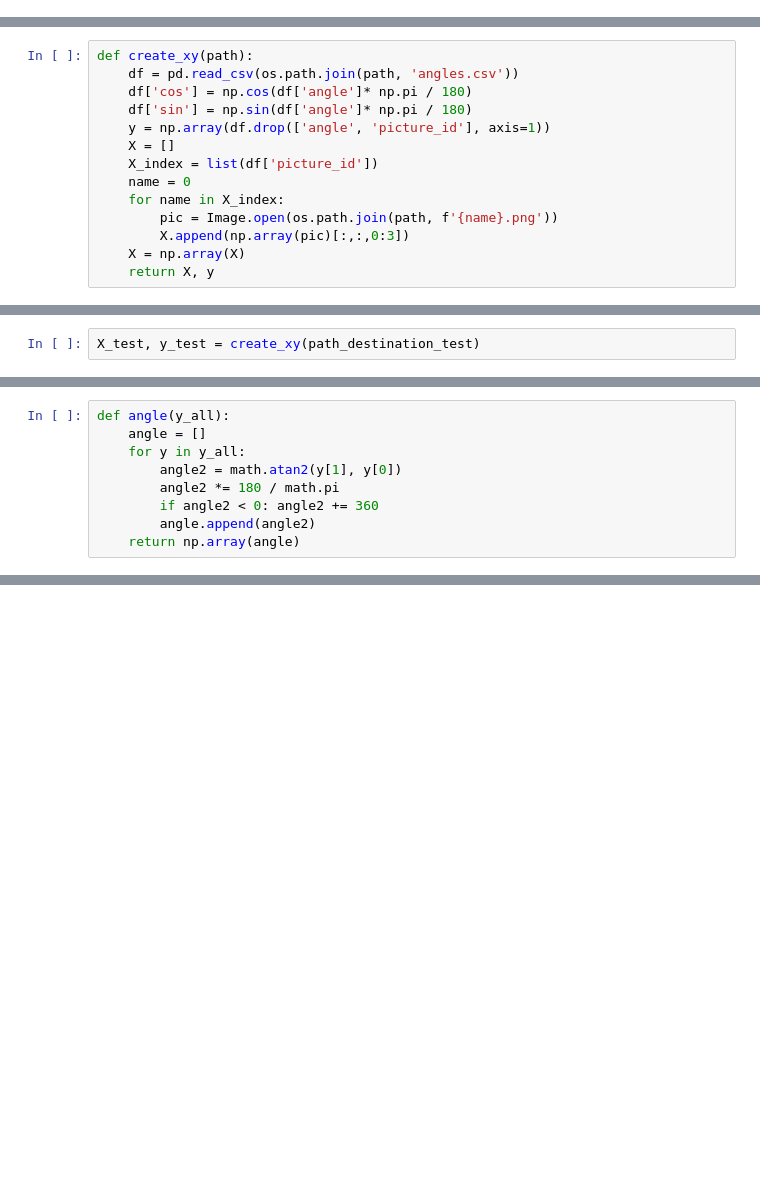
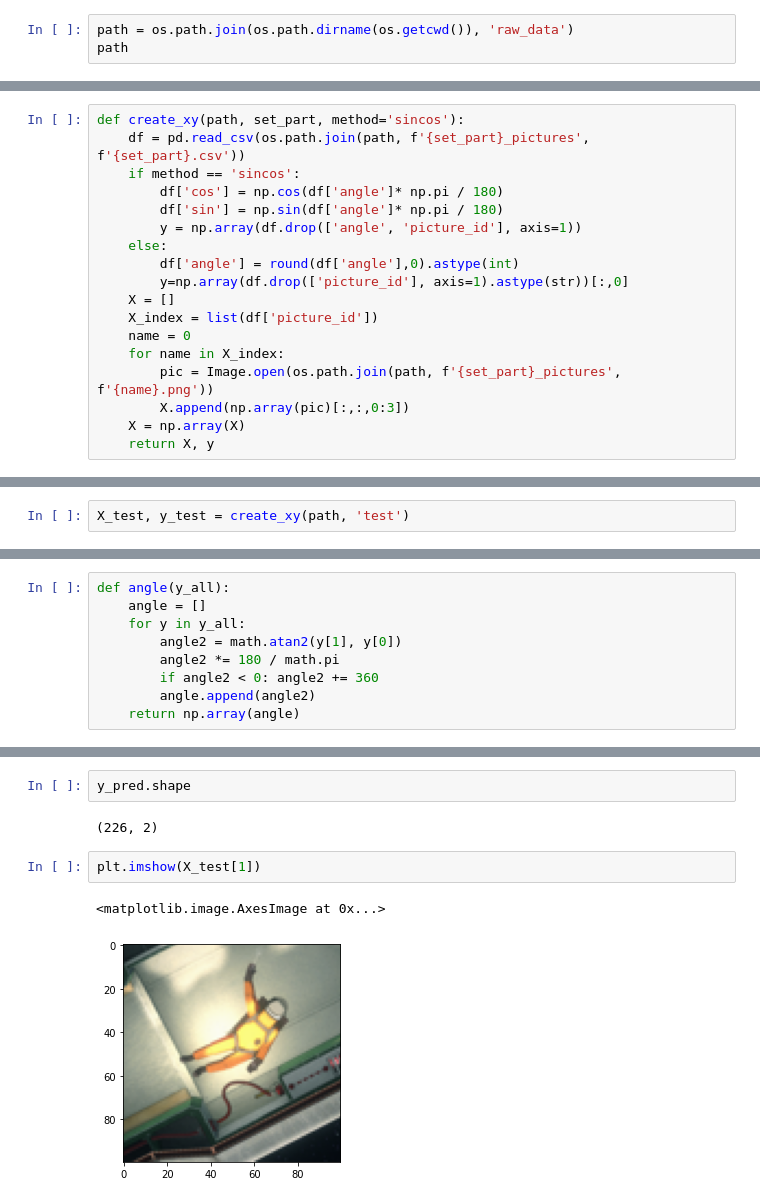
Before and after one commit to sgo9/HeavenlyBodeep, a Jupyter notebook: notebooks/sandbox_jeremy.ipynb, the cells around one changed output, grey strips where cells are left out. Saved outputs shown, nothing was run; the diff lists cells and outputs as text; blank space fills up the shorter version.

```diff
--- a/notebooks/sandbox_jeremy.ipynb
+++ b/notebooks/sandbox_jeremy.ipynb
@@ -14,0 +18,3 @@ import math
+# %%
+path = os.path.join(os.path.dirname(os.getcwd()), 'raw_data')
+path
@@ -64,14 +99,18 @@ create_set(path_origin_test, path_destination_test, n_image=50)
 # %%
-def create_xy(path):
-    df = pd.read_csv(os.path.join(path, 'angles.csv'))
-    df['cos'] = np.cos(df['angle']* np.pi / 180)
-    df['sin'] = np.sin(df['angle']* np.pi / 180)
-    y = np.array(df.drop(['angle', 'picture_id'], axis=1))
+def create_xy(path, set_part, method='sincos'):
+    df = pd.read_csv(os.path.join(path, f'{set_part}_pictures', f'{set_part}.csv'))
+    if method == 'sincos':
+        df['cos'] = np.cos(df['angle']* np.pi / 180)
+        df['sin'] = np.sin(df['angle']* np.pi / 180)
+        y = np.array(df.drop(['angle', 'picture_id'], axis=1))
+    else:
+        df['angle'] = round(df['angle'],0).astype(int)
+        y=np.array(df.drop(['picture_id'], axis=1).astype(str))[:,0]
     X = []
     X_index = list(df['picture_id'])
     name = 0
     for name in X_index:
-        pic = Image.open(os.path.join(path, f'{name}.png'))
+        pic = Image.open(os.path.join(path, f'{set_part}_pictures', f'{name}.png'))
         X.append(np.array(pic)[:,:,0:3])
     X = np.array(X)
     return X, y
@@ -80,2 +125,2 @@ X_train, y_train = create_xy(path_destination_train)
 # %%
-X_test, y_test = create_xy(path_destination_test)
+X_test, y_test = create_xy(path, 'test')
@@ -174,0 +235,9 @@ plt.hist(x = df['gap'], bins=200);
+# %%
+y_pred.shape
+# %% [output]
+(226, 2)
+# %%
+plt.imshow(X_test[1])
+# %% [output]
+<matplotlib.image.AxesImage at 0x...>
+[figure, added]
```
Also changed, not shown: parts of 36 cells of this notebook, 6 other files.
